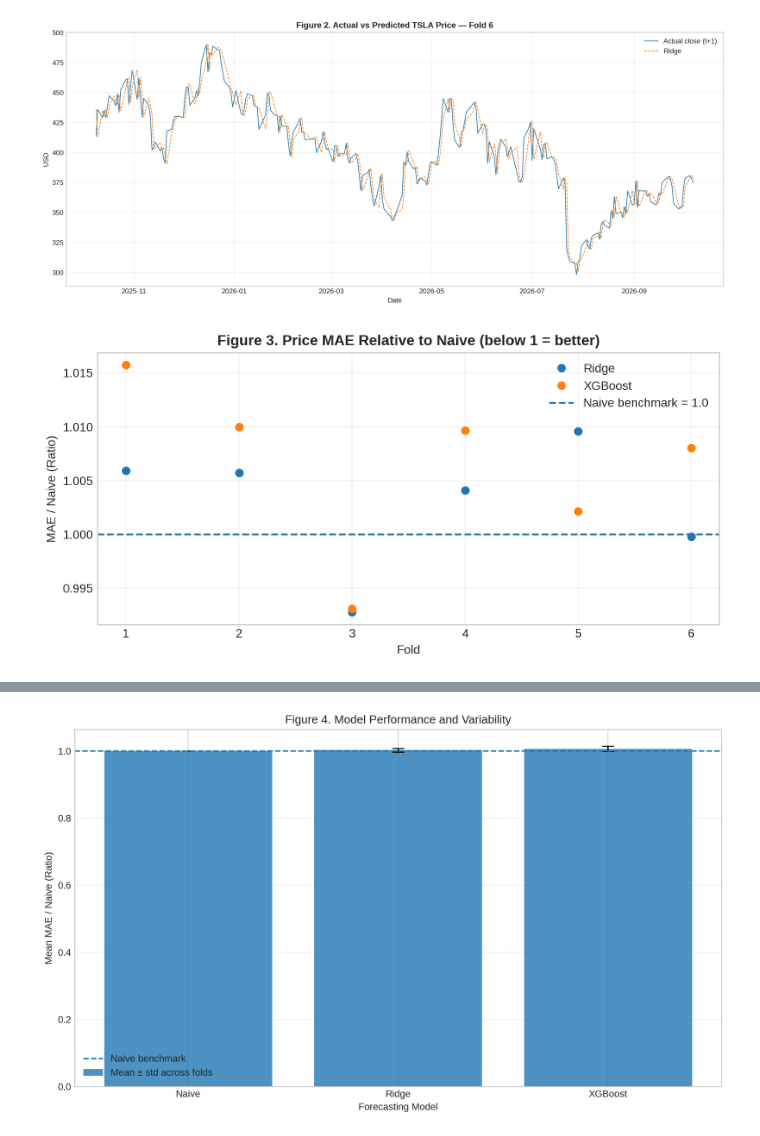
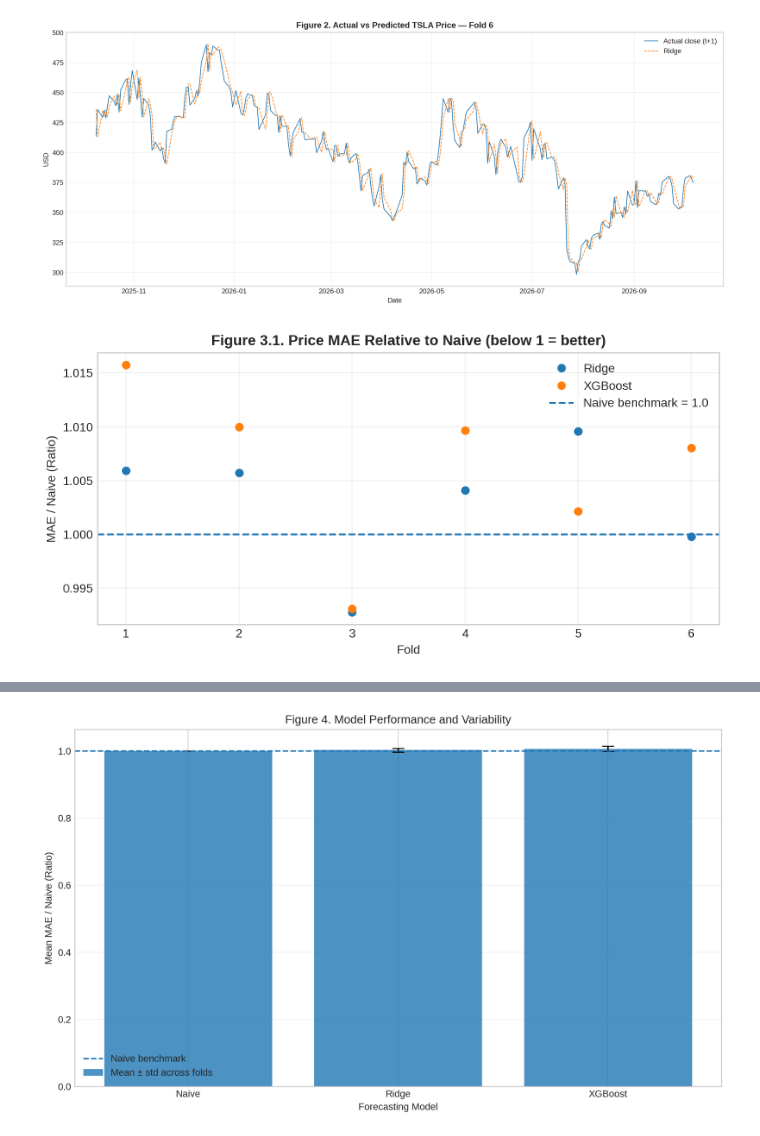
Before and after one commit to phhien203/ML-foundations, a Jupyter notebook: TSLA_Forecast_Evaluation_Hien.ipynb, the cells around one changed output, grey strips where cells are left out. Drawn from its saved outputs; the diff is of its cells as text; code cells hidden in the pictures.

```diff
--- a/TSLA_Forecast_Evaluation_Hien.ipynb
+++ b/TSLA_Forecast_Evaluation_Hien.ipynb
@@ -642,33 +642,33 @@ fig, ax = plt.subplots(figsize=(8, 4))
 
 for model_name in ["Ridge", "XGBoost"]:
     ax.plot(
         ratio_table.index,
         ratio_table[model_name],
         marker="o",
         linestyle="None",
         label=model_name
     )
 
 ax.axhline(
     y=1,
     linestyle="--",
     label="Naive benchmark = 1.0"
 )
 
 ax.set_title(
-    "Figure 3. Price MAE Relative to Naive (below 1 = better)",
+    "Figure 3.1. Price MAE Relative to Naive (below 1 = better)",
     fontweight='bold',
     fontsize=12
 )
 
 ax.set_xlabel("Fold")
 ax.set_ylabel("MAE / Naive (Ratio)")
 ax.set_xticks(range(1, 7))
 ax.legend()
 ax.grid(alpha=0.3)
 
 plt.tight_layout()
-plt.savefig("figure3_mae_ratio_per_fold.png", dpi=200)
+plt.savefig("figure31_mae_ratio_per_fold.png", dpi=200)
 plt.show()
 # %% [output]
-[figure, old version]
+[figure, new version]
```
Also changed, not shown: parts of 5 cells of this notebook.
